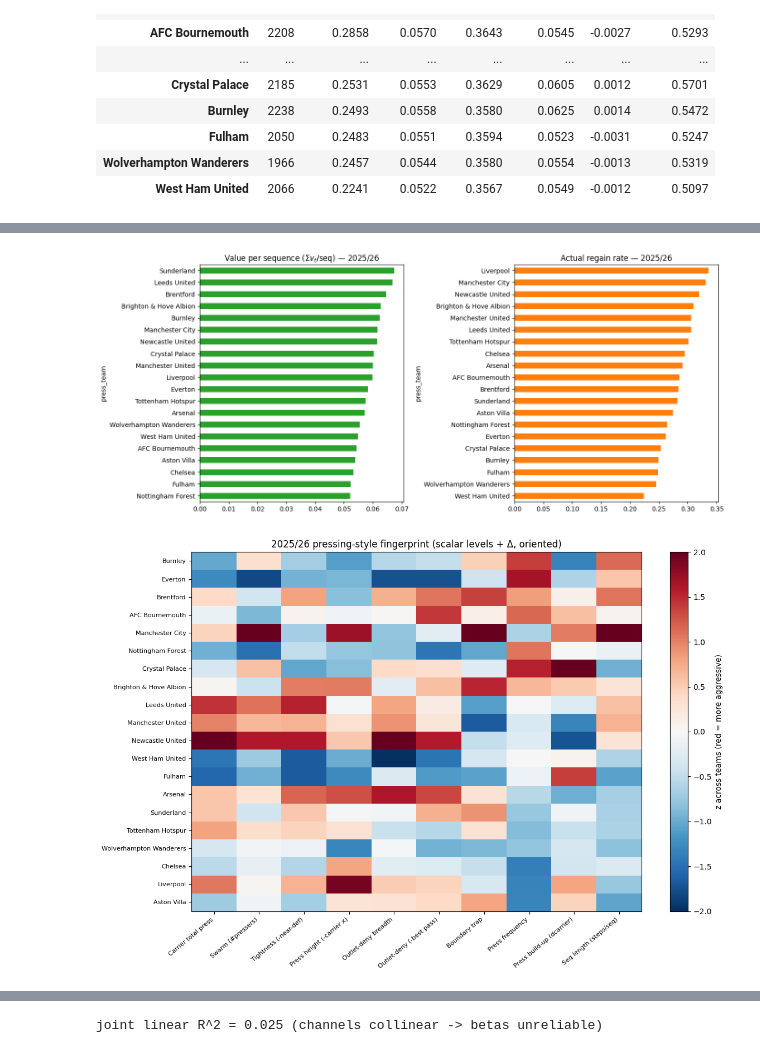
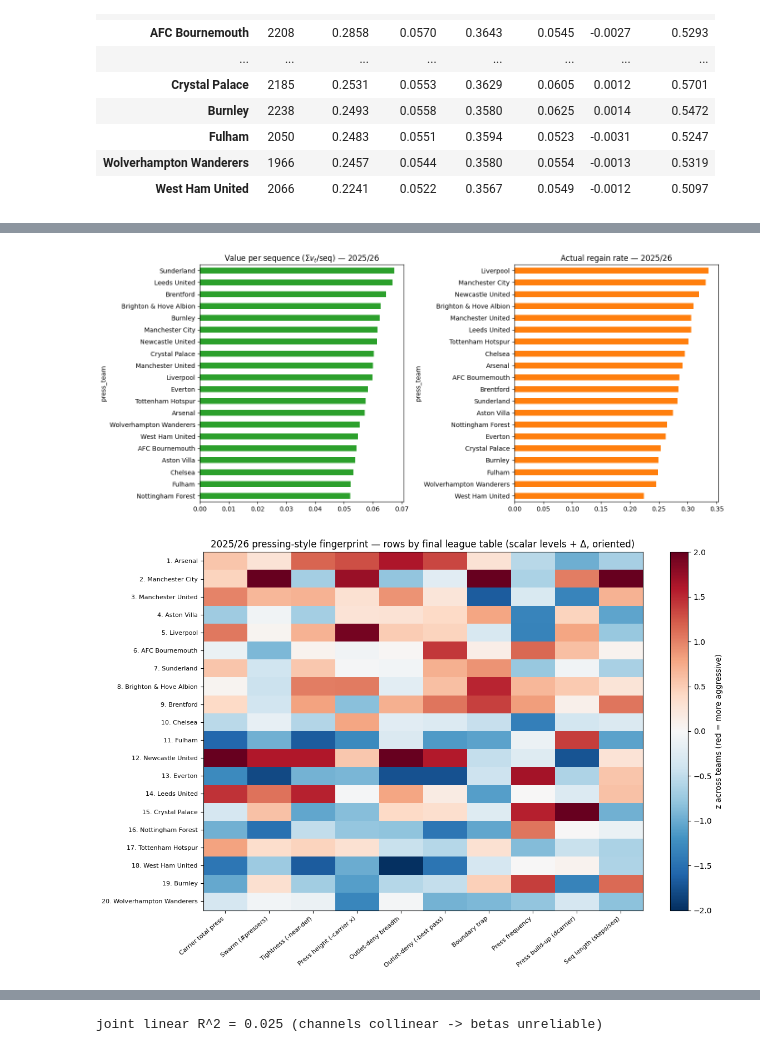
Before and after one commit to Terreturn/Football-pressure-sequence-analysis, a Jupyter notebook: s45_ml_pipeline.ipynb, the cells around one changed output, grey strips where cells are left out. Drawn from its saved outputs; the diff is of its cells as text; code cells hidden in the pictures.

Commit message:
Order pressing-style fingerprint rows by 2025/26 final league table
Co-Authored-By: Claude Opus 4.8 <noreply@anthropic.com>

```diff
--- a/s45_ml_pipeline.ipynb
+++ b/s45_ml_pipeline.ipynb
@@ -1661,37 +1661,42 @@ fig, ax = plt.subplots(figsize=(9,7))
 x = intensity26["frames_per_match"]; y = intensity26["mean_Ptot"]
 ax.scatter(x, y, s=45, color="#2F6FD0", zorder=3)
 for t in intensity26.index: ax.annotate(t,(x[t],y[t]),fontsize=7.5,xytext=(4,3),textcoords="offset points")
 ax.axvline(x.mean(),color="#aaa",ls="--",lw=.8); ax.axhline(y.mean(),color="#aaa",ls="--",lw=.8)
 ax.set_xlabel("press volume (anchors per match)"); ax.set_ylabel("press intensity (mean total pressure)")
 ax.set_title("2025/26 pressing intensity landscape (volume x intensity)"); ax.grid(alpha=.25)
 plt.tight_layout(); plt.show()
 
 fig, ax = plt.subplots(1,2,figsize=(14,6))
 vps = team26["vt_per_seq"].sort_values()
 vps.plot.barh(ax=ax[0], color=["#d62728" if v<0 else "#2ca02c" for v in vps]); ax[0].set_title("Value per sequence ($\\Sigma v_t$/seq) — 2025/26")
 team26["regain_rate"].sort_values().plot.barh(ax=ax[1], color="#ff7f0e"); ax[1].set_title("Actual regain rate — 2025/26")
 plt.tight_layout(); plt.show()
 
 STYLE=[("Carrier total press","P_total","frame",+1),("Swarm (#pressers)","n_pressers_on_carrier","frame",+1),
        ("Tightness (-near-def)","nearest_def_dist","frame",-1),("Press height (-carrier x)","carrier_x_norm","frame",-1),
        ("Outlet-deny breadth","frac_attackers_pressed","frame",+1),("Outlet-deny (-best pass)","best_pass_w","frame",-1),
        ("Boundary trap","carrier_trap_w","frame",+1),("Press frequency","seq_per_match","team",+1),
        ("Press build-up (dcarrier)","d_Ptot","frame",+1),("Seq length (steps/seq)","steps_per_seq","team",+1)]
 cols={}
 for name,src,scope,sgn in STYLE:
     cols[name] = sgn*(intensity26[src] if scope=="team" else vp26.groupby("press_team")[src].mean())
-style = pd.DataFrame(cols).loc[intensity26.sort_values("frames_per_match",ascending=False).index]
+LEAGUE_ORDER = ["Arsenal", "Manchester City", "Manchester United", "Aston Villa", "Liverpool",
+                "AFC Bournemouth", "Sunderland", "Brighton & Hove Albion", "Brentford", "Chelsea",
+                "Fulham", "Newcastle United", "Everton", "Leeds United", "Crystal Palace",
+                "Nottingham Forest", "Tottenham Hotspur", "West Ham United", "Burnley",
+                "Wolverhampton Wanderers"]   # 2025/26 EPL final table (1st -> 20th, top -> bottom)
+style = pd.DataFrame(cols).reindex(LEAGUE_ORDER)
 Zt = (style-style.mean())/style.std()
 fig, ax = plt.subplots(figsize=(12,8)); im = ax.imshow(Zt.values, cmap="RdBu_r", aspect="auto", vmin=-2, vmax=2)
 ax.set_xticks(range(len(Zt.columns))); ax.set_xticklabels(Zt.columns, rotation=40, ha="right", fontsize=8)
-ax.set_yticks(range(len(Zt.index))); ax.set_yticklabels(Zt.index, fontsize=8)
+ax.set_yticks(range(len(Zt.index))); ax.set_yticklabels([f"{i+1}. {t}" for i, t in enumerate(Zt.index)], fontsize=8)
 fig.colorbar(im, label="z across teams (red = more aggressive)")
-ax.set_title("2025/26 pressing-style fingerprint (scalar levels + Δ, oriented)")
+ax.set_title("2025/26 pressing-style fingerprint — rows by final league table (scalar levels + Δ, oriented)")
 plt.tight_layout(); plt.show()
 # %% [output]
 [figure]
 [figure]
-[figure, old version]
+[figure, new version]
 # %% [markdown]
 **Reading the team figures.** *Intensity landscape:* each team placed by press **volume** (anchors per match, x-axis) vs press **intensity** (mean total pressure on the carrier, y-axis); dashed lines mark league means, so the top-right quadrant is "relentless" (high volume *and* intensity). *Efficiency:* **value per sequence** ($\\sum v_t$/seq, left) and **actual regain rate** (right) — the full four-metric table is defined above. We deliberately **drop the per-step `mean_vt`**: dividing by step count **dilutes long-sequence teams** (Manchester City runs the longest sequences and would land near-last on `mean_vt`, despite ranking #2 on actual regain and top-6 on `vt_per_seq`).
 
```
Also changed, not shown: parts of 1 cell of this notebook.
